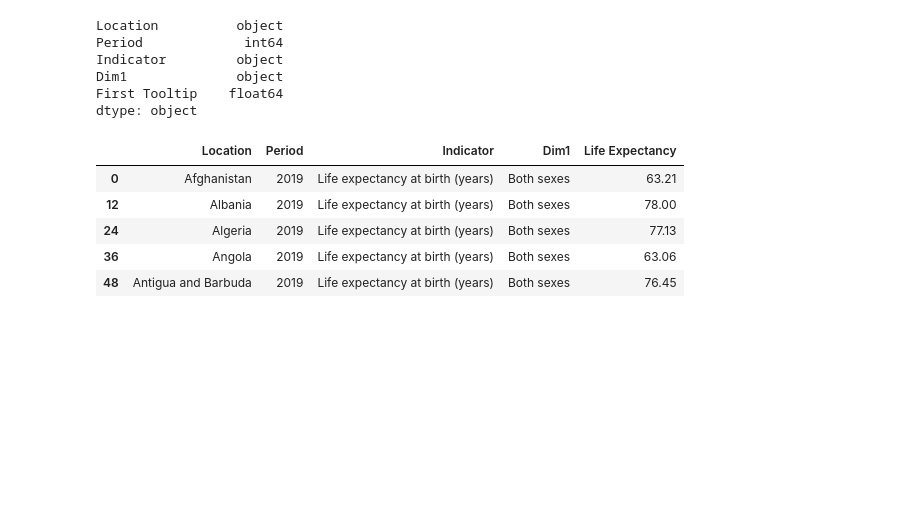
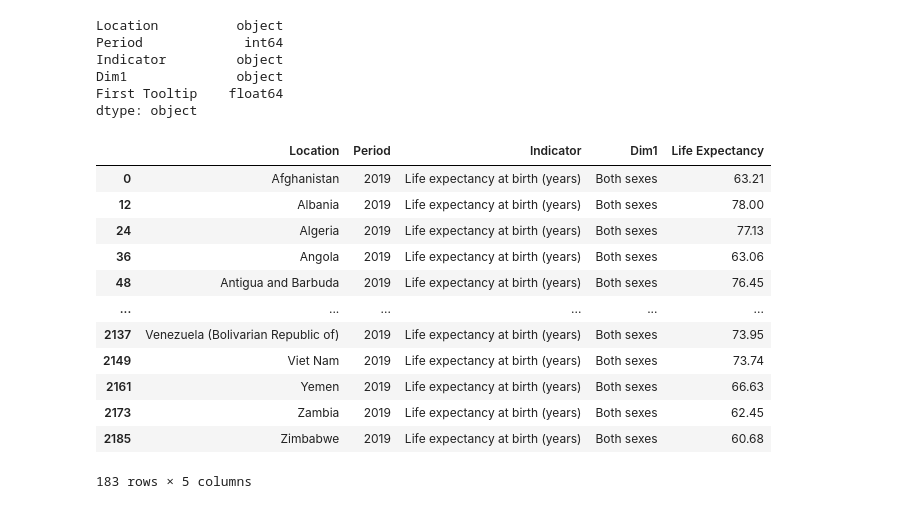
Before and after one commit to pkorat/World-Life-Expectancy-Analysis, a Jupyter notebook: main_project1_ash.ipynb, the cells around one changed output. Drawn from its saved outputs; the diff is of its cells as text; code cells hidden in the pictures; blank space fills up the shorter version.

```diff
--- a/main_project1_ash.ipynb
+++ b/main_project1_ash.ipynb
@@ -23,20 +23,27 @@ dtype: object
 # %%
 # Replaced the Column name First Tooltip to Life Expectancy
 life_expectancy_df.rename(columns={'First Tooltip':'Life Expectancy'}, inplace=True)
 
 # Created a data frame life_expectanvy_both_sex to get values for Dim 1 option of "Both sexes" and displayed the same
 life_expectancy_both_sex = life_expectancy_df[life_expectancy_df['Dim1'] == "Both sexes"]
 
 # Creating a new dataframe to only pull the data relevant to 2019
 life_expectancy_2019 = life_expectancy_both_sex[life_expectancy_both_sex['Period'] == 2019]
-life_expectancy_2019.head()
+life_expectancy_2019
 # %% [output]
 |  | Location | Period | Indicator | Dim1 | Life Expectancy |
 | 0 | Afghanistan | 2019 | Life expectancy at birth (years) | Both sexes | 63.21 |
 | 12 | Albania | 2019 | Life expectancy at birth (years) | Both sexes | 78.00 |
 | 24 | Algeria | 2019 | Life expectancy at birth (years) | Both sexes | 77.13 |
 | 36 | Angola | 2019 | Life expectancy at birth (years) | Both sexes | 63.06 |
 | 48 | Antigua and Barbuda | 2019 | Life expectancy at birth (years) | Both sexes | 76.45 |
+| ... | ... | ... | ... | ... | ... |
+| 2137 | Venezuela (Bolivarian Republic of) | 2019 | Life expectancy at birth (years) | Both sexes | 73.95 |
+| 2149 | Viet Nam | 2019 | Life expectancy at birth (years) | Both sexes | 73.74 |
+| 2161 | Yemen | 2019 | Life expectancy at birth (years) | Both sexes | 66.63 |
+| 2173 | Zambia | 2019 | Life expectancy at birth (years) | Both sexes | 62.45 |
+| 2185 | Zimbabwe | 2019 | Life expectancy at birth (years) | Both sexes | 60.68 |
+183 rows × 5 columns
 # %%
 # Read the input file birthAttendedBySkilledPersonal.csv and convert the same into a Dataframe
 birth_skilledprof_df = pd.read_csv("Resources/Healthcare/birthAttendedBySkilledPersonal.csv")
```
Also changed, not shown: parts of 6 cells of this notebook.
